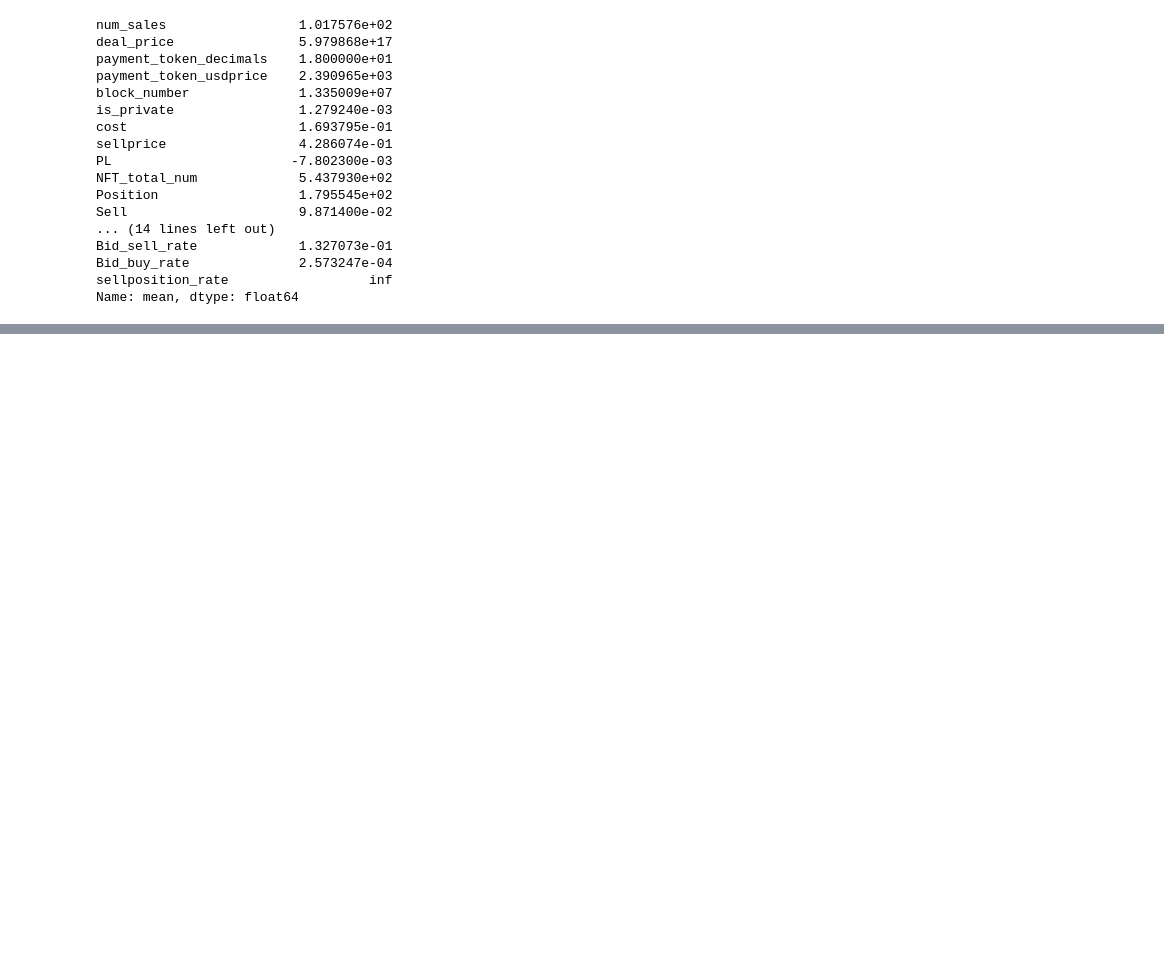
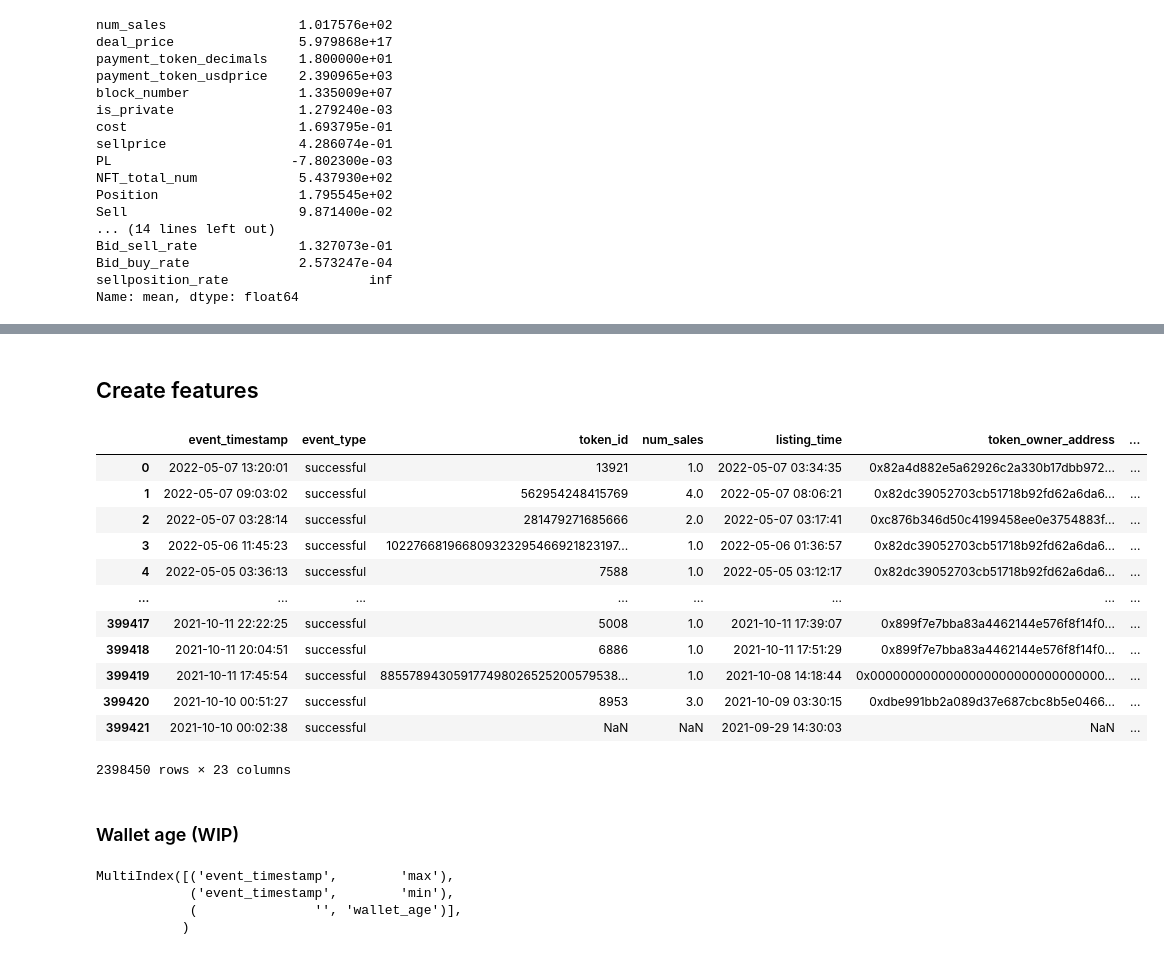
Before and after one commit to Cryptoro-DAO/OpenSea-API-crawler, a Jupyter notebook: Wallets Feature Engineering.ipynb, the cells around one changed output, grey strips where cells are left out. Cells and saved outputs as stored; diff of their text form; code cells hidden in the pictures; blank space fills up the shorter version.

```diff
--- a/Wallets Feature Engineering.ipynb
+++ b/Wallets Feature Engineering.ipynb
@@ -308,0 +533,20 @@ Name: mean, dtype: float64
+# %% [markdown]
+## Create features
+# %%
+wallets
+# %% [output]
+|  | event_timestamp | event_type | token_id | num_sales | listing_time | token_owner_address | ... |
+| 0 | 2022-05-07 13:20:01 | successful | 13921 | 1.0 | 2022-05-07 03:34:35 | 0x82a4d882e5a62926c2a330b17dbb972... | ... |
+| 1 | 2022-05-07 09:03:02 | successful | 562954248415769 | 4.0 | 2022-05-07 08:06:21 | 0x82dc39052703cb51718b92fd62a6da6... | ... |
+| 2 | 2022-05-07 03:28:14 | successful | 281479271685666 | 2.0 | 2022-05-07 03:17:41 | 0xc876b346d50c4199458ee0e3754883f... | ... |
+| 3 | 2022-05-06 11:45:23 | successful | 102276681966809323295466921823197... | 1.0 | 2022-05-06 01:36:57 | 0x82dc39052703cb51718b92fd62a6da6... | ... |
+| 4 | 2022-05-05 03:36:13 | successful | 7588 | 1.0 | 2022-05-05 03:12:17 | 0x82dc39052703cb51718b92fd62a6da6... | ... |
+| ... | ... | ... | ... | ... | ... | ... | ... |
+| 399417 | 2021-10-11 22:22:25 | successful | 5008 | 1.0 | 2021-10-11 17:39:07 | 0x899f7e7bba83a4462144e576f8f14f0... | ... |
+| 399418 | 2021-10-11 20:04:51 | successful | 6886 | 1.0 | 2021-10-11 17:51:29 | 0x899f7e7bba83a4462144e576f8f14f0... | ... |
+| 399419 | 2021-10-11 17:45:54 | successful | 885578943059177498026525200579538... | 1.0 | 2021-10-08 14:18:44 | 0x0000000000000000000000000000000... | ... |
+| 399420 | 2021-10-10 00:51:27 | successful | 8953 | 3.0 | 2021-10-09 03:30:15 | 0xdbe991bb2a089d37e687cbc8b5e0466... | ... |
+| 399421 | 2021-10-10 00:02:38 | successful | NaN | NaN | 2021-09-29 14:30:03 | NaN | ... |
+2398450 rows × 23 columns
+# %% [markdown]
+### Wallet age (WIP)
@@ -308,0 +557,7 @@ Name: mean, dtype: float64
+# %%
+df.columns.set_levels([['event_timestamp', ""], ['max', 'min', 'wallet_age']], level=[0,1])
+# %% [output]
+MultiIndex([('event_timestamp',        'max'),
+            ('event_timestamp',        'min'),
+            (               '', 'wallet_age')],
+           )
```
Also changed, not shown: parts of 50 cells of this notebook.
